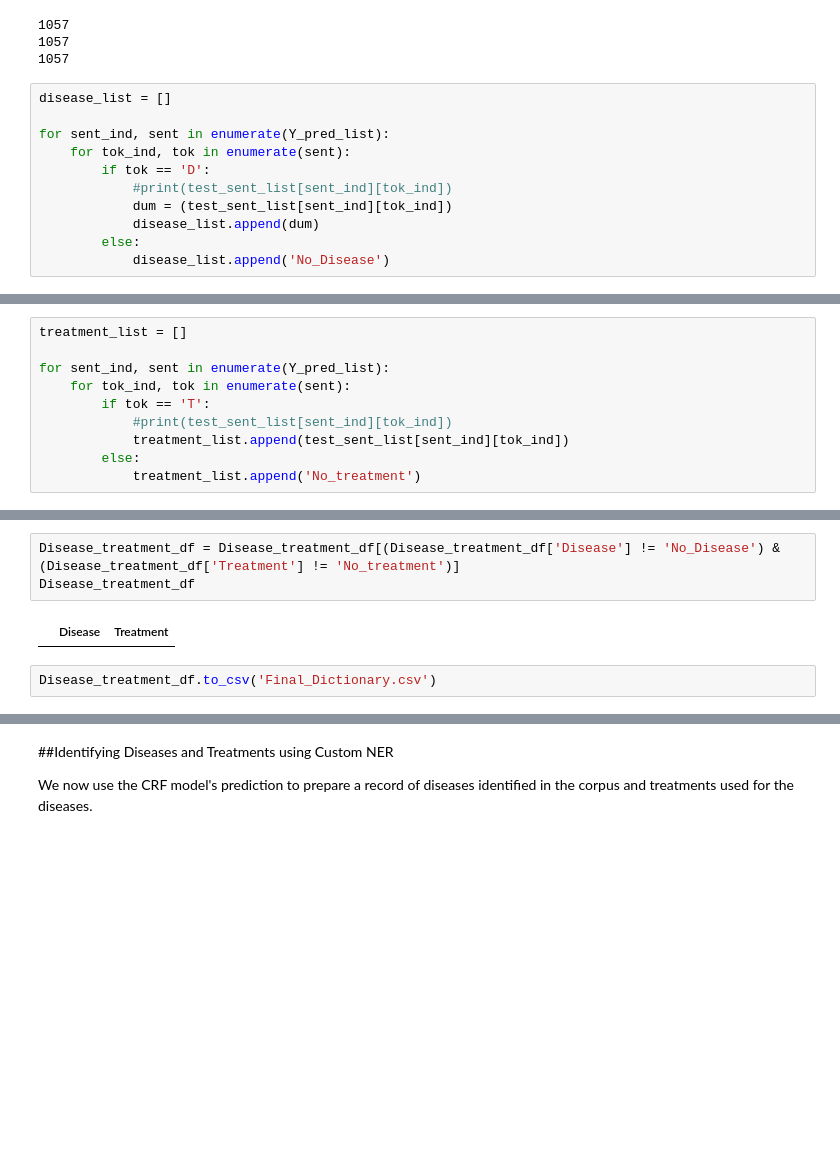
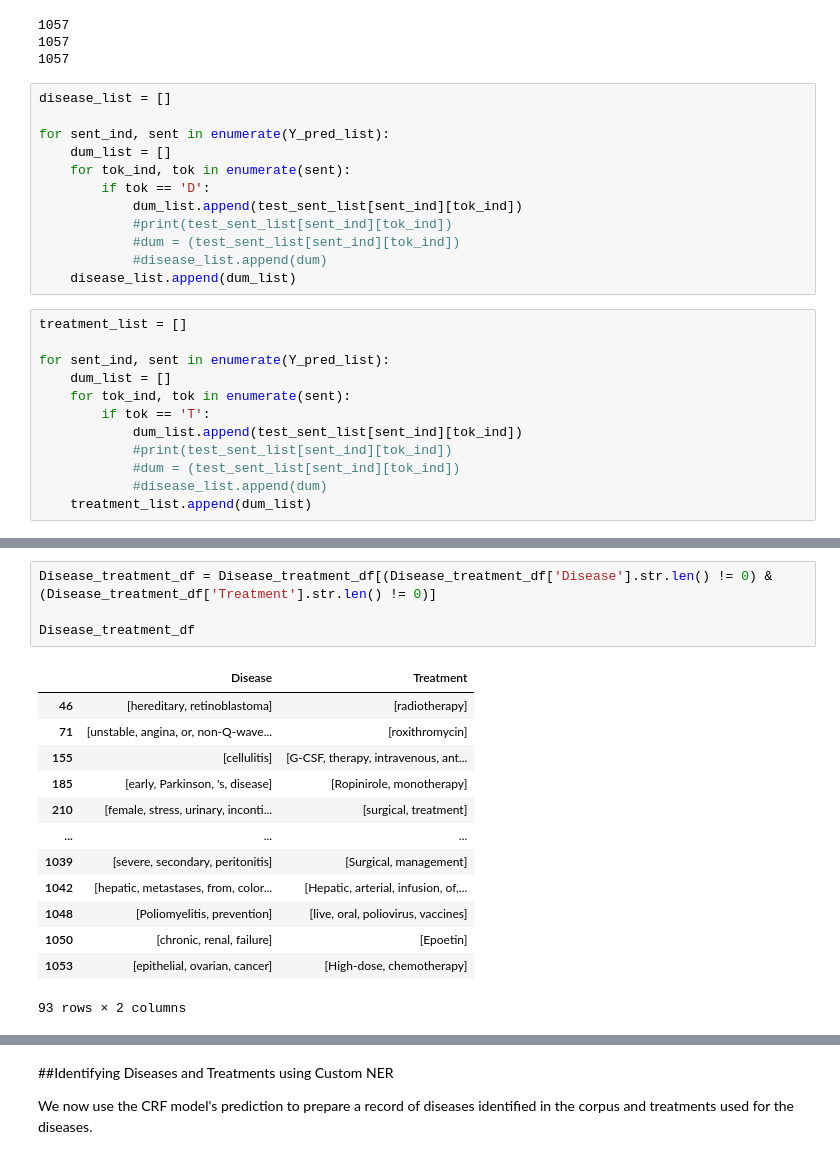
Before and after one commit to abhijeetpj/NLP-Name-Entity-Recognition, a Jupyter notebook: Assignment.ipynb, the cells around one changed output, grey strips where cells are left out. Drawn from its saved outputs; the diff is of its cells as text; blank space fills up the shorter version.

```diff
--- a/Assignment.ipynb
+++ b/Assignment.ipynb
@@ -469,10 +469,23 @@ print(len(Y_pred_list))
 disease_list = []
 
 for sent_ind, sent in enumerate(Y_pred_list):
+    dum_list = []
     for tok_ind, tok in enumerate(sent):
         if tok == 'D':
+            dum_list.append(test_sent_list[sent_ind][tok_ind])
             #print(test_sent_list[sent_ind][tok_ind])
-            dum = (test_sent_list[sent_ind][tok_ind])
-            disease_list.append(dum)
-        else:
-            disease_list.append('No_Disease')
+            #dum = (test_sent_list[sent_ind][tok_ind])
+            #disease_list.append(dum)
+    disease_list.append(dum_list)
+# %%
+treatment_list = []
+
+for sent_ind, sent in enumerate(Y_pred_list):
+    dum_list = []
+    for tok_ind, tok in enumerate(sent):
+        if tok == 'T':
+            dum_list.append(test_sent_list[sent_ind][tok_ind])
+            #print(test_sent_list[sent_ind][tok_ind])
+            #dum = (test_sent_list[sent_ind][tok_ind])
+            #disease_list.append(dum)
+    treatment_list.append(dum_list)
@@ -498,11 +517 @@ disease_list
  ...]
-# %%
-treatment_list = []
-
-for sent_ind, sent in enumerate(Y_pred_list):
-    for tok_ind, tok in enumerate(sent):
-        if tok == 'T':
-            #print(test_sent_list[sent_ind][tok_ind])
-            treatment_list.append(test_sent_list[sent_ind][tok_ind])
-        else:
-            treatment_list.append('No_treatment')
@@ -560,7 +553,18 @@ Disease_treatment_df.head(10)
 # %%
-Disease_treatment_df = Disease_treatment_df[(Disease_treatment_df['Disease'] != 'No_Disease') & (Disease_treatment_df['Treatment'] != 'No_treatment')]
+Disease_treatment_df = Disease_treatment_df[(Disease_treatment_df['Disease'].str.len() != 0) & (Disease_treatment_df['Treatment'].str.len() != 0)]
+
 Disease_treatment_df
 # %% [output]
 |  | Disease | Treatment |
+| 46 | [hereditary, retinoblastoma] | [radiotherapy] |
+| 71 | [unstable, angina, or, non-Q-wave... | [roxithromycin] |
+| 155 | [cellulitis] | [G-CSF, therapy, intravenous, ant... |
+| 185 | [early, Parkinson, 's, disease] | [Ropinirole, monotherapy] |
+| 210 | [female, stress, urinary, inconti... | [surgical, treatment] |
+| ... | ... | ... |
+| 1039 | [severe, secondary, peritonitis] | [Surgical, management] |
+| 1042 | [hepatic, metastases, from, color... | [Hepatic, arterial, infusion, of,... |
+| 1048 | [Poliomyelitis, prevention] | [live, oral, poliovirus, vaccines] |
+| 1050 | [chronic, renal, failure] | [Epoetin] |
+| 1053 | [epithelial, ovarian, cancer] | [High-dose, chemotherapy] |
+93 rows × 2 columns
-# %%
-Disease_treatment_df.to_csv('Final_Dictionary.csv')
```
Also changed, not shown: parts of 10 cells of this notebook.
